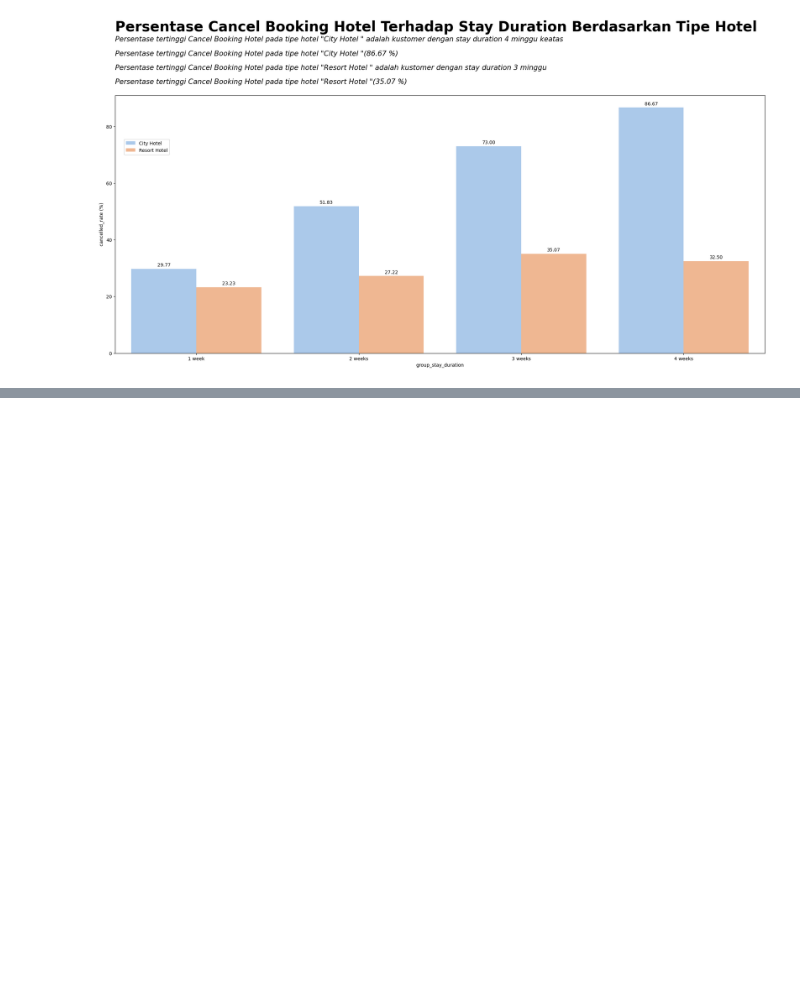
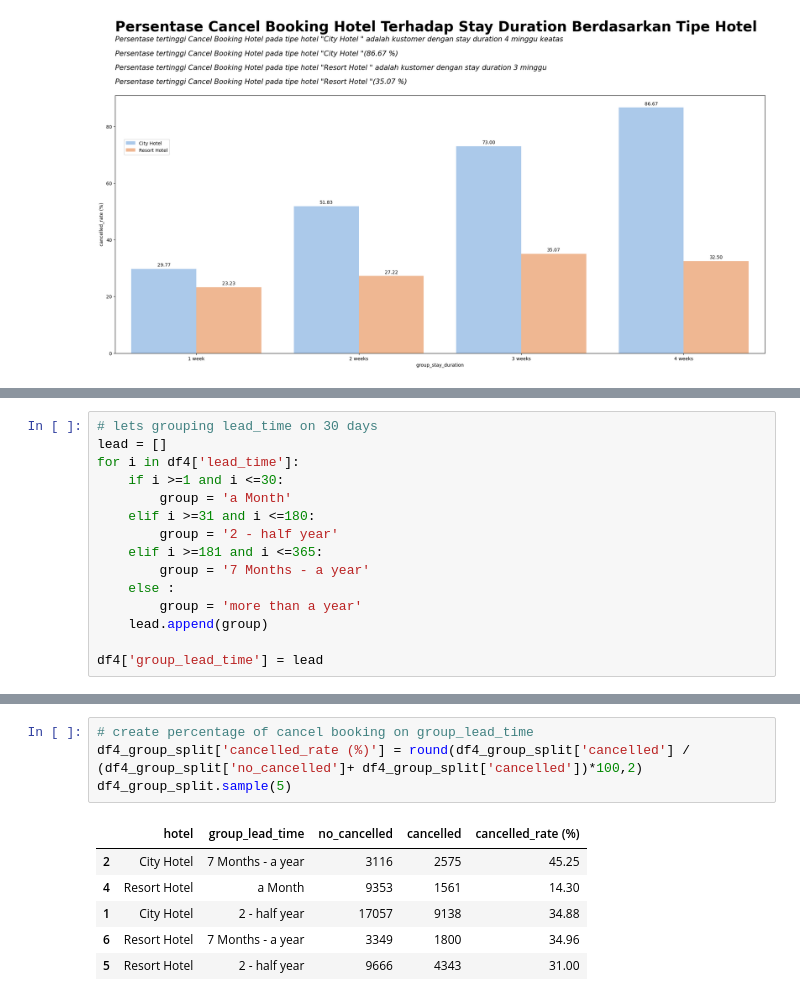
Before and after one commit to masendhy/investigate_hotel_business, a Jupyter notebook: Investigate_Hotel_Business.ipynb, the cells around one changed output, grey strips where cells are left out. Cells and saved outputs as stored; diff of their text form; blank space fills up the shorter version.

```diff
--- a/Investigate_Hotel_Business.ipynb
+++ b/Investigate_Hotel_Business.ipynb
@@ -469,0 +475,15 @@ for p in ax.patches:
+# %%
+# lets grouping lead_time on 30 days
+lead = []
+for i in df4['lead_time']:
+    if i >=1 and i <=30:
+        group = 'a Month'
+    elif i >=31 and i <=180:
+        group = '2 - half year'
+    elif i >=181 and i <=365:
+        group = '7 Months - a year'
+    else :
+        group = 'more than a year'
+    lead.append(group)
+
+df4['group_lead_time'] = lead
@@ -469,0 +541,11 @@ for p in ax.patches:
+# %%
+# create percentage of cancel booking on group_lead_time
+df4_group_split['cancelled_rate (%)'] = round(df4_group_split['cancelled'] / (df4_group_split['no_cancelled']+ df4_group_split['cancelled'])*100,2)
+df4_group_split.sample(5)
+# %% [output]
+|  | hotel | group_lead_time | no_cancelled | cancelled | cancelled_rate (%) |
+| 2 | City Hotel | 7 Months - a year | 3116 | 2575 | 45.25 |
+| 4 | Resort Hotel | a Month | 9353 | 1561 | 14.30 |
+| 1 | City Hotel | 2 - half year | 17057 | 9138 | 34.88 |
+| 6 | Resort Hotel | 7 Months - a year | 3349 | 1800 | 34.96 |
+| 5 | Resort Hotel | 2 - half year | 9666 | 4343 | 31.00 |
```
Also changed, not shown: parts of 15 cells of this notebook.
